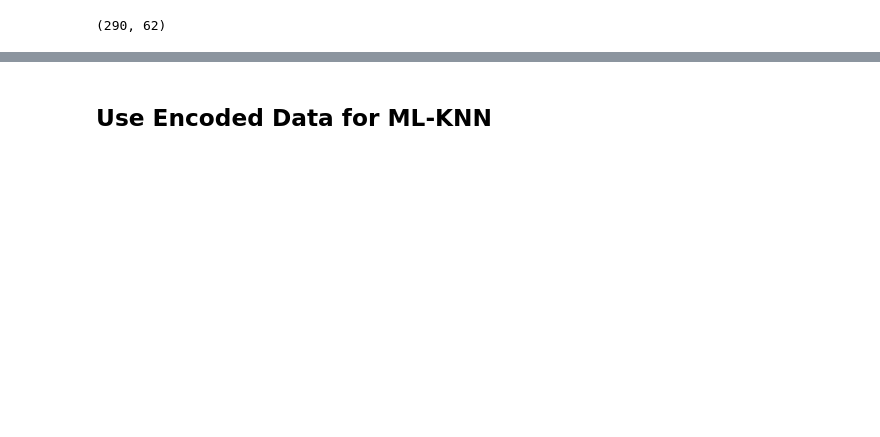
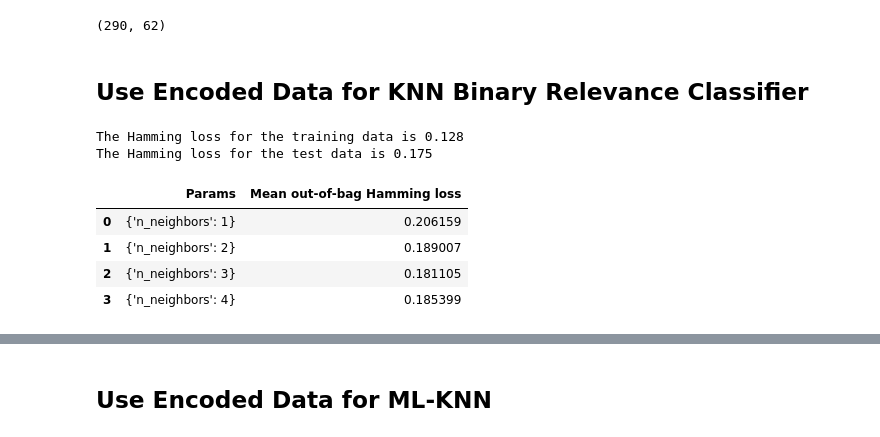
Before and after one commit to architdatar/NewsArticleClassification, a Jupyter notebook: codes/Dimension Reduction with NNs/Autoencoder_for_Dimension_Reduction.ipynb, the cells around one changed output, grey strips where cells are left out. Cells and saved outputs as stored; diff of their text form; code cells hidden in the pictures; blank space fills up the shorter version.

```diff
--- a/codes/Dimension Reduction with NNs/Autoencoder_for_Dimension_Reduction.ipynb
+++ b/codes/Dimension Reduction with NNs/Autoencoder_for_Dimension_Reduction.ipynb
@@ -127,0 +131,46 @@ encoded_df.to_csv('encoded_tfidfs_reluOutput.csv', index = False)
+# %% [markdown]
+## Use Encoded Data for KNN Binary Relevance Classifier
+# %%
+## Eliminate the 'education' label, since all values are zero (this will hopefully allow predict_proba() to run)
+
+encoded_train, encoded_test, Y_train, Y_test = train_test_split(encoded_tfidfs, Y, test_size = 0.2, random_state = 321)
+# %%
+br_classifier = BinaryRelevance(
+    classifier = kNN()
+)
+
+br_classifier.fit(encoded_train, Y_train)
+
+br_train_preds = br_classifier.predict(encoded_train).toarray()
+br_test_preds = br_classifier.predict(encoded_test).toarray()
+
+print (f"The Hamming loss for the training data is {metrics.hamming_loss(Y_train, br_train_preds):.3f}")
+print (f"The Hamming loss for the test data is {metrics.hamming_loss(Y_test, br_test_preds):.3f}")
+# %% [output]
+The Hamming loss for the training data is 0.128
+The Hamming loss for the test data is 0.175
+# %%
+%%capture
+from sklearn.model_selection import GridSearchCV
+
+parameters_br = {'n_neighbors': range(1,5)}
+#By default, the Hamming loss as an option is not provided in the scoring string options. So, we will make the Hamming loss funciton as a scorer and use that.
+hamming_scorer = metrics.make_scorer(metrics.hamming_loss)
+
+clf_br = GridSearchCV(kNN(), parameters_br, scoring = hamming_scorer, cv = 5, verbose = 1)
+clf_br.fit(encoded_train, Y_train)
+# %%
+best_index_br = np.argmin(clf_br.cv_results_["mean_test_score"])
+best_parameters_br = clf_br.cv_results_["params"][best_index_br]
+
+df_CV_br = pd.DataFrame(columns=["Params", "Mean out-of-bag Hamming loss"])
+df_CV_br["Params"] = clf_br.cv_results_["params"]
+df_CV_br[ "Mean out-of-bag Hamming loss"] = clf_br.cv_results_["mean_test_score"]
+display(df_CV_br)
+print(f"Best parameters: {best_parameters_br}, Best Hamming loss: {np.min(clf_br.cv_results_['mean_test_score'])}")
+# %% [output]
+|  | Params | Mean out-of-bag Hamming loss |
+| 0 | {'n_neighbors': 1} | 0.206159 |
+| 1 | {'n_neighbors': 2} | 0.189007 |
+| 2 | {'n_neighbors': 3} | 0.181105 |
+| 3 | {'n_neighbors': 4} | 0.185399 |
```
Also changed, not shown: parts of 11 cells of this notebook.
